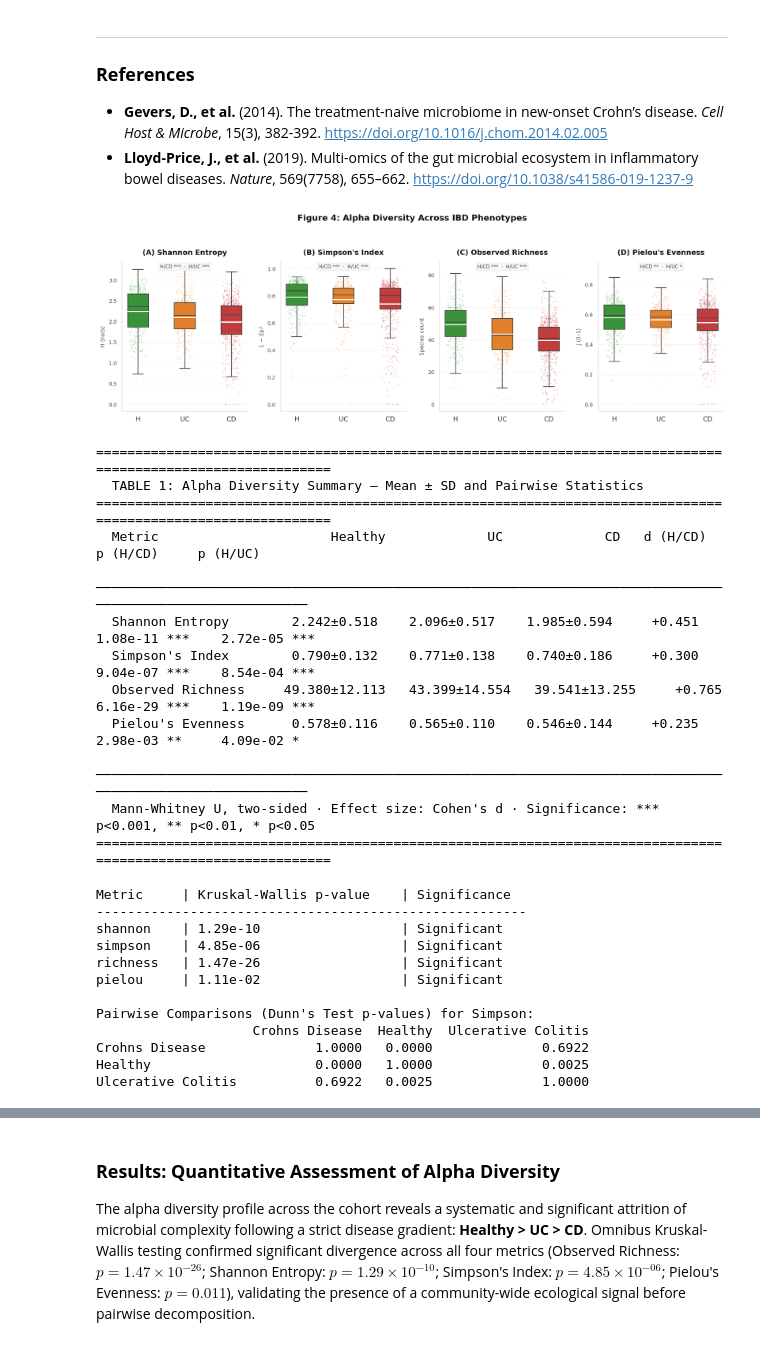
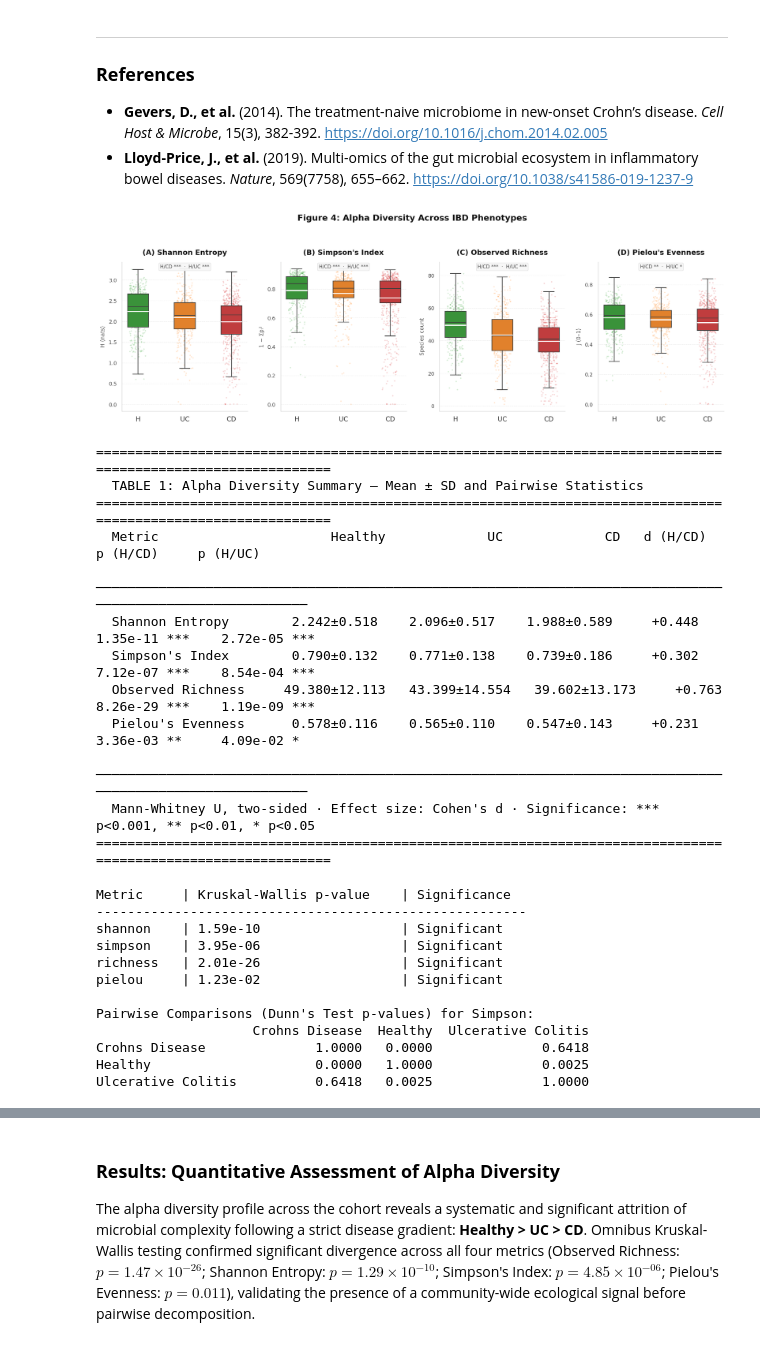
Before and after one commit to Shivadzn/HMP2_IBD_Microbiome_Longitudinal_Analysis, a Jupyter notebook: notebook/HMP2_IBD_Microbiome_Longitudinal_Analysis.ipynb, the cells around one changed output, grey strips where cells are left out. Drawn from its saved outputs; the diff is of its cells as text; code cells hidden in the pictures.

```diff
--- a/notebook/HMP2_IBD_Microbiome_Longitudinal_Analysis.ipynb
+++ b/notebook/HMP2_IBD_Microbiome_Longitudinal_Analysis.ipynb
@@ -1190,7 +1190,6 @@ Extending the foundational structural cohorts established by Gevers et al. (2014
 * **Lloyd-Price, J., et al.** (2019). Multi-omics of the gut microbial ecosystem in inflammatory bowel diseases. *Nature*, 569(7758), 655–662. [https://doi.org/10.1038/s41586-019-1237-9](https://www.google.com/search?q=https://doi.org/10.1038/s41586-019-1237-9)
 # %%
 from scipy.stats import mannwhitneyu
-
 def alpha_diversity(abundance_df, species_cols):
     results = []
     for _, row in abundance_df[species_cols].iterrows():
@@ -1203,9 +1202,9 @@ def alpha_diversity(abundance_df, species_cols):
         results.append({'shannon': H, 'simpson': D, 'richness': s, 'pielou': J})
     return pd.DataFrame(results, index=abundance_df.index)
 
-alpha = alpha_diversity(df_ml, SPECIES_PREV)
+alpha = alpha_diversity(df_ml_clean, SPECIES_PREV)
 for col in ['shannon', 'simpson', 'richness', 'pielou']:
-    df_ml[col] = alpha[col]
+    df_ml_clean[col] = alpha[col]
 
 metrics      = ['shannon', 'simpson', 'richness', 'pielou']
 labels       = ['Shannon Entropy', "Simpson's Index", 'Observed Richness', "Pielou's Evenness"]
@@ -1220,7 +1219,7 @@ def cohen_d(a, b):
 def sig_stars(p):
     return '***' if p < 0.001 else ('**' if p < 0.01 else ('*' if p < 0.05 else 'ns'))
 
-grp = {d: df_ml[df_ml['diagnosis'] == d] for d in ORDER}
+grp = {d: df_ml_clean[df_ml_clean['diagnosis'] == d] for d in ORDER}
 
 stats = {}
 for metric in metrics:
@@ -1248,9 +1247,9 @@ for ax, metric, label, panel, yl in zip(axes, metrics, labels, panel_labels, yla
     ax.set_facecolor('white')
     s = stats[metric]
 
-    sns.boxplot(data=df_ml, x='diagnosis', y=metric, order=ORDER, palette=COLORS,
+    sns.boxplot(data=df_ml_clean, x='diagnosis', y=metric, order=ORDER, palette=COLORS,
                 ax=ax, width=0.45, fliersize=0, linewidth=1.1, zorder=2)
-    sns.stripplot(data=df_ml, x='diagnosis', y=metric, order=ORDER, palette=COLORS,
+    sns.stripplot(data=df_ml_clean, x='diagnosis', y=metric, order=ORDER, palette=COLORS,
                   ax=ax, size=2.2, jitter=0.18, alpha=0.20, linewidth=0, zorder=1)
 
     # Group means as horizontal ticks
@@ -1285,43 +1284,43 @@ for ax, metric, label, panel, yl in zip(axes, metrics, labels, panel_labels, yla
             bbox=dict(boxstyle='round,pad=0.28', facecolor='#F7F7F7',
                       edgecolor='#E0E0E0', alpha=0.95))
 
 plt.tight_layout(pad=1.8)
 plt.savefig('figure4_alpha_diversity.pdf', bbox_inches='tight', dpi=300, facecolor='white')
 plt.savefig('figure4_alpha_diversity.png', bbox_inches='tight', dpi=300, facecolor='white')
 plt.show()
 
 # ── Results Table ─────────────────────────────────────────────────────────────
 print()
 print("=" * 110)
 print(f"  TABLE 1: Alpha Diversity Summary — Mean ± SD and Pairwise Statistics")
 print("=" * 110)
 print(f"  {'Metric':<20} {'Healthy':>14} {'UC':>14} {'CD':>14} {'d (H/CD)':>10} {'p (H/CD)':>12} {'p (H/UC)':>12}")
 print("  " + "─" * 107)
 
 for metric, label in zip(metrics, labels):
     s = stats[metric]
     print(f"  {label:<20} "
           f"{s['mean_H']:>7.3f}±{s['std_H']:.3f}  "
           f"{s['mean_UC']:>7.3f}±{s['std_UC']:.3f}  "
           f"{s['mean_CD']:>7.3f}±{s['std_CD']:.3f}  "
           f"{s['d_HvCD']:>+9.3f}  "
           f"{s['p_HvCD']:>10.2e} {sig_stars(s['p_HvCD']):<3}  "
           f"{s['p_HvUC']:>10.2e} {sig_stars(s['p_HvUC']):<3}")
 
 print("  " + "─" * 107)
 print("  Mann-Whitney U, two-sided · Effect size: Cohen's d · Significance: *** p<0.001, ** p<0.01, * p<0.05")
 print("=" * 110)
 # %% [output]
-[figure, old version]
+[figure, new version]
 ==============================================================================================================
   TABLE 1: Alpha Diversity Summary — Mean ± SD and Pairwise Statistics
 ==============================================================================================================
   Metric                      Healthy             UC             CD   d (H/CD)     p (H/CD)     p (H/UC)
   ───────────────────────────────────────────────────────────────────────────────────────────────────────────
-  Shannon Entropy        2.242±0.518    2.096±0.517    1.985±0.594     +0.451    1.08e-11 ***    2.72e-05 ***
-  Simpson's Index        0.790±0.132    0.771±0.138    0.740±0.186     +0.300    9.04e-07 ***    8.54e-04 ***
-  Observed Richness     49.380±12.113   43.399±14.554   39.541±13.255     +0.765    6.16e-29 ***    1.19e-09 ***
-  Pielou's Evenness      0.578±0.116    0.565±0.110    0.546±0.144     +0.235    2.98e-03 **     4.09e-02 *
+  Shannon Entropy        2.242±0.518    2.096±0.517    1.988±0.589     +0.448    1.35e-11 ***    2.72e-05 ***
+  Simpson's Index        0.790±0.132    0.771±0.138    0.739±0.186     +0.302    7.12e-07 ***    8.54e-04 ***
+  Observed Richness     49.380±12.113   43.399±14.554   39.602±13.173     +0.763    8.26e-29 ***    1.19e-09 ***
+  Pielou's Evenness      0.578±0.116    0.565±0.110    0.547±0.143     +0.231    3.36e-03 **     4.09e-02 *
   ───────────────────────────────────────────────────────────────────────────────────────────────────────────
   Mann-Whitney U, two-sided · Effect size: Cohen's d · Significance: *** p<0.001, ** p<0.01, * p<0.05
 ==============================================================================================================
@@ -1364,7 +1363,7 @@ def run_alpha_stats(df, metrics=['shannon', 'simpson', 'richness', 'pielou']):
     return results
 
 # Execute the stats
-posthoc_results = run_alpha_stats(df_ml)
+posthoc_results = run_alpha_stats(df_ml_clean)
 
 # Example: Inspecting the pairwise differences for Simpson's Index
 print("\nPairwise Comparisons (Dunn's Test p-values) for Simpson:")
@@ -1372,16 +1371,16 @@ print(posthoc_results['simpson'].round(4))
 # %% [output]
 Metric     | Kruskal-Wallis p-value    | Significance
 -------------------------------------------------------
-shannon    | 1.29e-10                  | Significant
-simpson    | 4.85e-06                  | Significant
-richness   | 1.47e-26                  | Significant
-pielou     | 1.11e-02                  | Significant
+shannon    | 1.59e-10                  | Significant
+simpson    | 3.95e-06                  | Significant
+richness   | 2.01e-26                  | Significant
+pielou     | 1.23e-02                  | Significant
 
 Pairwise Comparisons (Dunn's Test p-values) for Simpson:
                     Crohns Disease  Healthy  Ulcerative Colitis
-Crohns Disease              1.0000   0.0000              0.6922
+Crohns Disease              1.0000   0.0000              0.6418
 Healthy                     0.0000   1.0000              0.0025
-Ulcerative Colitis          0.6922   0.0025              1.0000
+Ulcerative Colitis          0.6418   0.0025              1.0000
 # %%
 # Install statannotations if not already present
 %%capture
```
Also changed, not shown: parts of 1 cell of this notebook.
